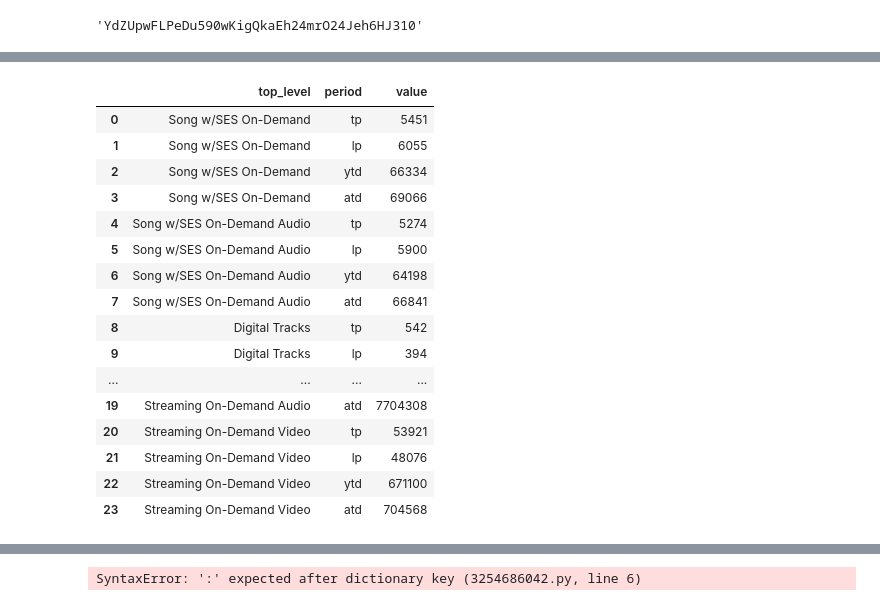
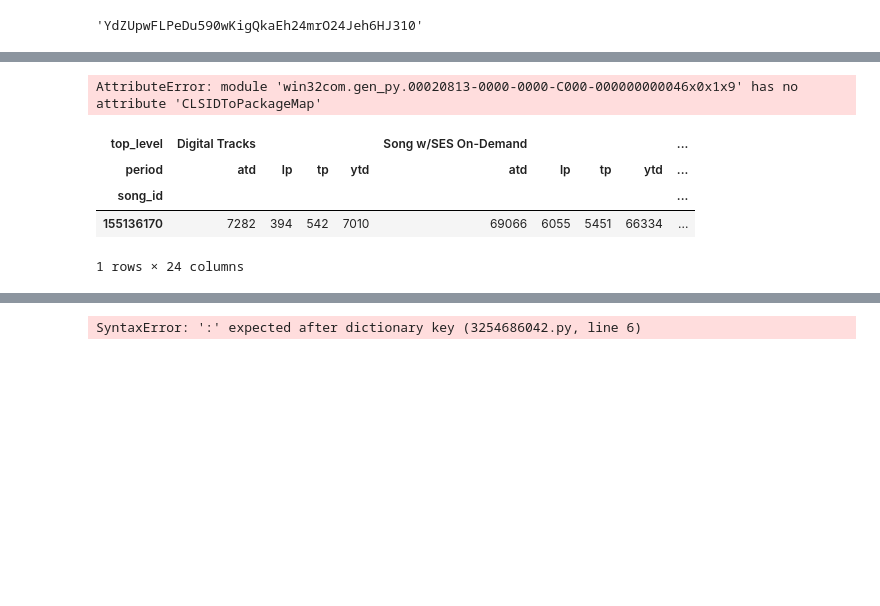
Before and after one commit to ccmg-serge-kamilchu/radio_report, a Jupyter notebook: api_testing.ipynb, the cells around one changed output, grey strips where cells are left out. Cells and saved outputs as stored; diff of their text form; code cells hidden in the pictures; blank space fills up the shorter version.

```diff
--- a/api_testing.ipynb
+++ b/api_testing.ipynb
@@ -5,11 +5,16 @@ from nielsen_api_tools import nielsen_api
 import requests
 import pandas as pd
 import numpy as np
+import win32com.client as win32
 
 from sqlalchemy import create_engine
 pd.options.display.float_format = '{:,.0f}'.format
 
 # pd.set_option("styler.format.thousands", ",")
+
+# pd.option.display("display.max_columns", None)
+
+pd.set_option("display.max_columns", None)
 # %%
 # def db_connect(db_name="EMISales", host="uscmb-sql1.global.umusic.net", driver="SQL Server"):
 #     return create_engine('mssql+pyodbc://@{}/{}?trusted_connection=yes&driver={}'.format(host, db_name, driver), fast_executemany=True).connect()
@@ -205,0 +272,8 @@ r.json()['metrics']
+# %%
+excel = win32.Dispatch("Excel.Application")
+# wb = excel.Workbooks.Open(str(out_path))
+
+# wb.Worksheets('Sheet1').Columns.AutoFit()
+# wb.Save()
+# %% [output]
+AttributeError: module 'win32com.gen_py.00020813-0000-0000-C000-000000000046x0x1x9' has no attribute 'CLSIDToPackageMap'
@@ -206,27 +283,8 @@ r.json()['metrics']
 # %%
-song_id_dict = {
-    'top_level': [],
-    'period': [],
-    'value': []
-}
+song_id = '155136170'
 
-for list_i in r.json()['metrics']:
-    # print(list_i['name'])
+def get_
 
-
-
-
-    for i, list_k in enumerate(list_i['value']):
-        # print(i, list_k)
-        song_id_dict['top_level'].append(list_i['name'])
-
-        for k, v in list_k.items():
-            # print(k, v)
-
-            if k == 'name':
-                song_id_dict['period'].append(v)
-            elif k == 'value':
-                song_id_dict['value'].append(v)
 
 
             # song_id_dict['top_level'].append(list_i['name'])
@@ -242,28 +300,16 @@ for list_i in r.json()['metrics']:
 
     #     print(v_0)
 # %%
-pd.DataFrame(song_id_dict)
+pd.DataFrame(song_id_dict).pivot_table(index='song_id', columns=['top_level', 'period'], values='value', aggfunc='first')
 
 # for k, v in song_id_dict.items():
 #     print(len(v))
 # %% [output]
-|  | top_level | period | value |
-| 0 | Song w/SES On-Demand | tp | 5451 |
-| 1 | Song w/SES On-Demand | lp | 6055 |
-| 2 | Song w/SES On-Demand | ytd | 66334 |
-| 3 | Song w/SES On-Demand | atd | 69066 |
-| 4 | Song w/SES On-Demand Audio | tp | 5274 |
-| 5 | Song w/SES On-Demand Audio | lp | 5900 |
-| 6 | Song w/SES On-Demand Audio | ytd | 64198 |
-| 7 | Song w/SES On-Demand Audio | atd | 66841 |
-| 8 | Digital Tracks | tp | 542 |
-| 9 | Digital Tracks | lp | 394 |
-| ... | ... | ... | ... |
-| 19 | Streaming On-Demand Audio | atd | 7704308 |
-| 20 | Streaming On-Demand Video | tp | 53921 |
-| 21 | Streaming On-Demand Video | lp | 48076 |
-| 22 | Streaming On-Demand Video | ytd | 671100 |
-| 23 | Streaming On-Demand Video | atd | 704568 |
+| top_level | Digital Tracks |  |  |  | Song w/SES On-Demand |  |  |  | ... |
+| period | atd | lp | tp | ytd | atd | lp | tp | ytd | ... |
+| song_id |  |  |  |  |  |  |  |  | ... |
+| 155136170 | 7282 | 394 | 542 | 7010 | 69066 | 6055 | 5451 | 66334 | ... |
+1 rows × 24 columns
 # %%
 song_id_dict
 # %% [output]
```
Also changed, not shown: parts of 13 cells of this notebook.
